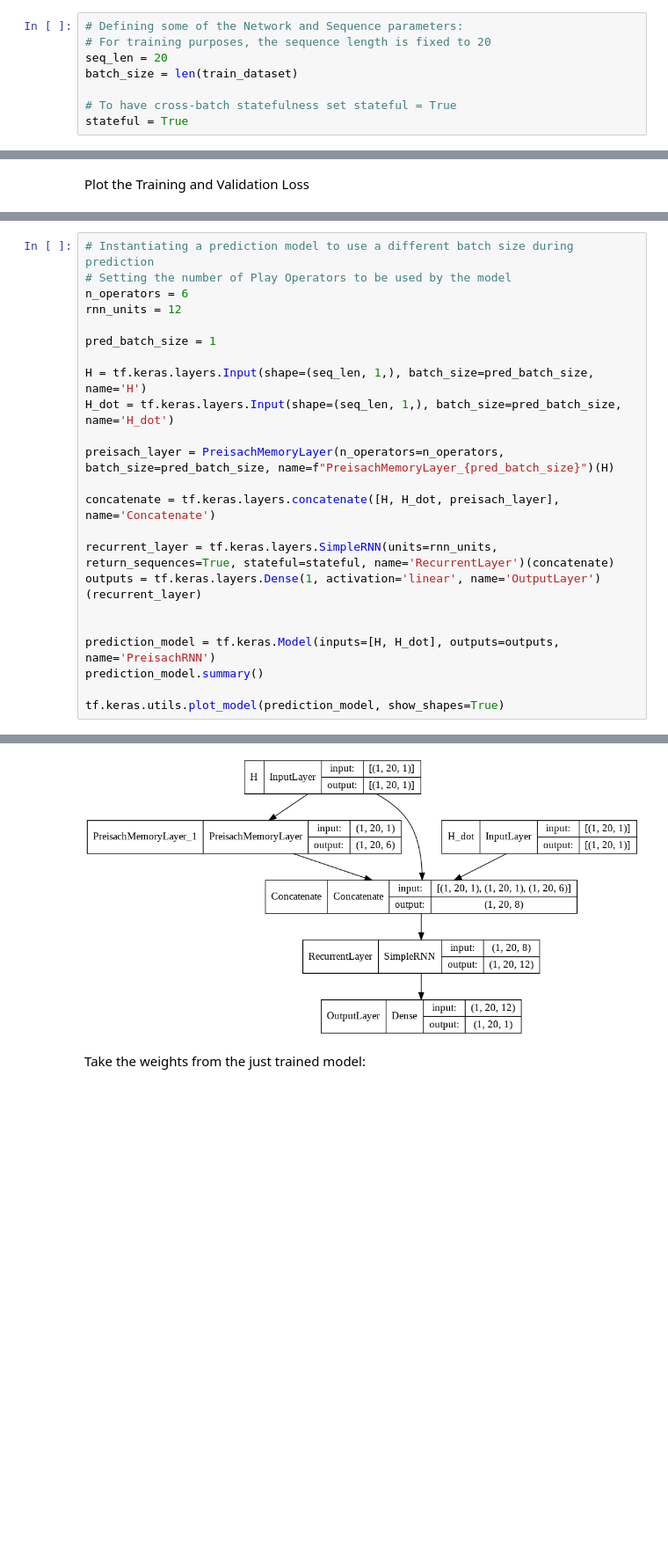
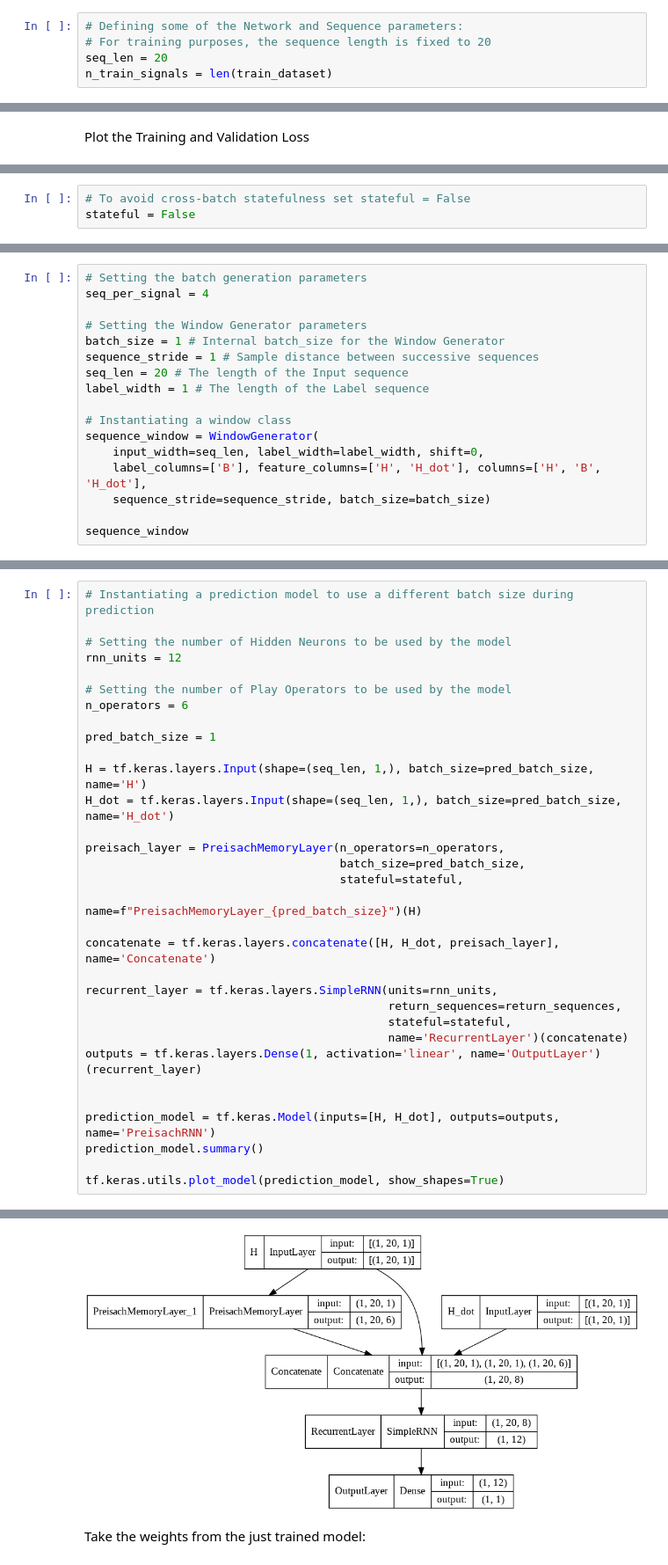
Before and after one commit to olivieromassi/Hysteresis-Modelling-with-Neural-Networks, a Jupyter notebook: PreisachRNNModelTraining.ipynb, the cells around one changed output, grey strips where cells are left out. Shown at 88% size. Drawn from its saved outputs; the diff is of its cells as text; blank space fills up the shorter version.

```diff
--- a/PreisachRNNModelTraining.ipynb
+++ b/PreisachRNNModelTraining.ipynb
@@ -96,7 +116,4 @@ This notebook contains the preliminary tests: different strategies to train the
 # Defining some of the Network and Sequence parameters:
 # For training purposes, the sequence length is fixed to 20
 seq_len = 20
-batch_size = len(train_dataset)
-
-# To have cross-batch statefulness set stateful = True
-stateful = True
+n_train_signals = len(train_dataset)
@@ -398,0 +429,3 @@ plt.show()
+# %%
+# To avoid cross-batch statefulness set stateful = False
+stateful = False
@@ -398,0 +517,17 @@ plt.show()
+# %%
+# Setting the batch generation parameters
+seq_per_signal = 4
+
+# Setting the Window Generator parameters
+batch_size = 1 # Internal batch_size for the Window Generator
+sequence_stride = 1 # Sample distance between successive sequences
+seq_len = 20 # The length of the Input sequence
+label_width = 1 # The length of the Label sequence
+
+# Instantiating a window class
+sequence_window = WindowGenerator(
+    input_width=seq_len, label_width=label_width, shift=0,
+    label_columns=['B'], feature_columns=['H', 'H_dot'], columns=['H', 'B', 'H_dot'],
+    sequence_stride=sequence_stride, batch_size=batch_size)
+
+sequence_window
@@ -406,45 +715,54 @@ model.save_weights(filename, save_format='h5')
 # %%
 # Instantiating a prediction model to use a different batch size during prediction
+
+# Setting the number of Hidden Neurons to be used by the model
+rnn_units = 12
+
 # Setting the number of Play Operators to be used by the model
 n_operators = 6
-rnn_units = 12
 
 pred_batch_size = 1
 
 H = tf.keras.layers.Input(shape=(seq_len, 1,), batch_size=pred_batch_size, name='H')
 H_dot = tf.keras.layers.Input(shape=(seq_len, 1,), batch_size=pred_batch_size, name='H_dot')
 
-preisach_layer = PreisachMemoryLayer(n_operators=n_operators, batch_size=pred_batch_size, name=f"PreisachMemoryLayer_{pred_batch_size}")(H)
+preisach_layer = PreisachMemoryLayer(n_operators=n_operators,
+                                     batch_size=pred_batch_size,
+                                     stateful=stateful,
+                                     name=f"PreisachMemoryLayer_{pred_batch_size}")(H)
 
 concatenate = tf.keras.layers.concatenate([H, H_dot, preisach_layer], name='Concatenate')
 
-recurrent_layer = tf.keras.layers.SimpleRNN(units=rnn_units, return_sequences=True, stateful=stateful, name='RecurrentLayer')(concatenate)
+recurrent_layer = tf.keras.layers.SimpleRNN(units=rnn_units,
+                                            return_sequences=return_sequences,
+                                            stateful=stateful,
+                                            name='RecurrentLayer')(concatenate)
 outputs = tf.keras.layers.Dense(1, activation='linear', name='OutputLayer')(recurrent_layer)
 
 
 prediction_model = tf.keras.Model(inputs=[H, H_dot], outputs=outputs, name='PreisachRNN')
 prediction_model.summary()
 
 tf.keras.utils.plot_model(prediction_model, show_shapes=True)
 # %% [output]
 Model: "PreisachRNN"
 __________________________________________________________________________________________________
  Layer (type)                   Output Shape         Param #     Connected to
 ==================================================================================================
  H (InputLayer)                 [(1, 20, 1)]         0           []
 
  H_dot (InputLayer)             [(1, 20, 1)]         0           []
 
  PreisachMemoryLayer_1 (Preisac  (1, 20, 6)          126         ['H[0][0]']
  hMemoryLayer)
 
  Concatenate (Concatenate)      (1, 20, 8)           0           ['H[0][0]',
 ... (8 lines left out)
 Total params: 391
 Trainable params: 265
 Non-trainable params: 126
 __________________________________________________________________________________________________
-[figure, old version]
+[figure, new version]
 # %% [markdown]
 Take the weights from the just trained model:
 # %%
```
Also changed, not shown: parts of 59 cells of this notebook.
